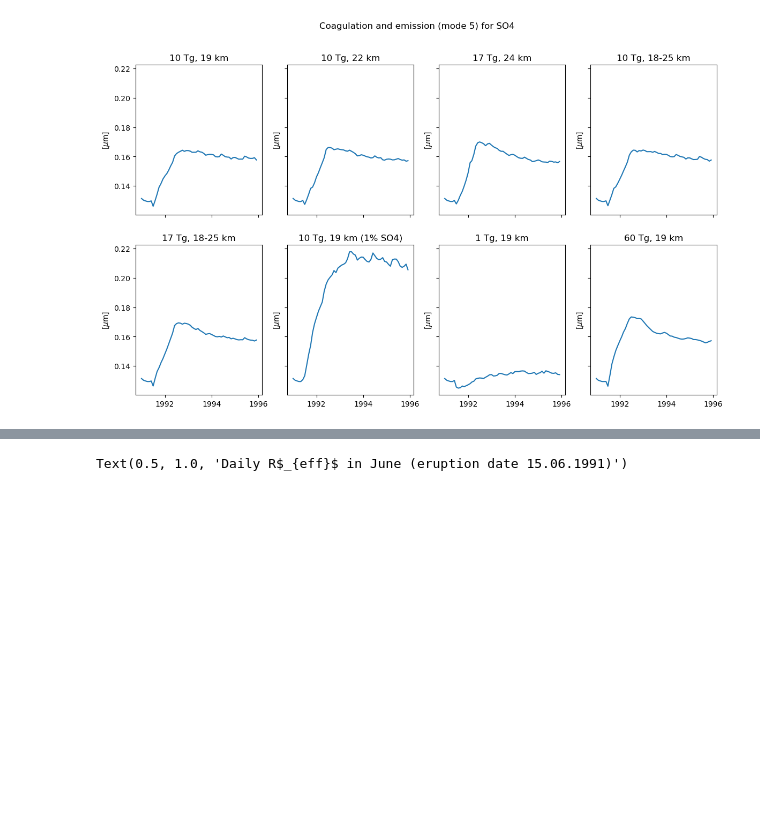
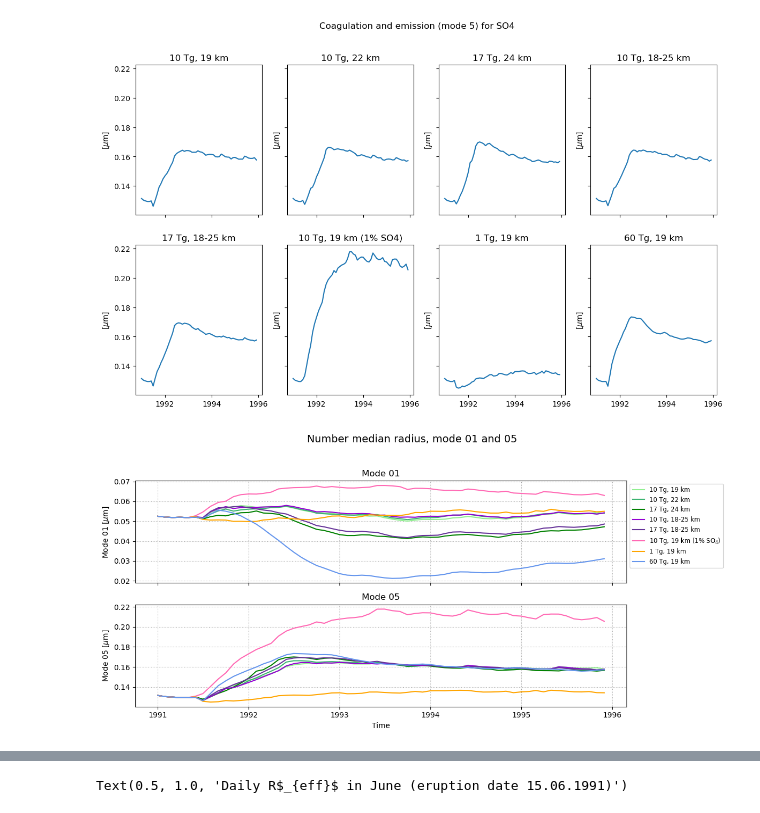
Before and after one commit to EliHHogemo/master_thesis, a Jupyter notebook: reff_plotting.ipynb, the cells around one changed output, grey strips where cells are left out. Cells and saved outputs as stored; diff of their text form; code cells hidden in the pictures; blank space fills up the shorter version.

Commit message:
Extinctoin coefficient and modes beter visualized

```diff
--- a/reff_plotting.ipynb
+++ b/reff_plotting.ipynb
@@ -621,3 +570,57 @@ plt.suptitle("Coagulation and emission (mode 5) for SO4")
 plt.show()
 # %% [output]
 [figure]
+# %%
+so4_modes = ["01", "05"]
+datasets = [ds_19_c, ds_22, ds_24,
+            ds_1825, ds_1825_17tg, ds_1pr,
+            ds_1tg, ds_60tg]
+
+levels = [p_lev_19_c, p_lev_22, p_lev_24,
+          p_lev_1825, p_lev_1825_17tg, p_lev_1pr,
+          p_lev_1tg, p_lev_60tg]
+
+weights = [weighted_lat_19_c, weighted_lat_22, weighted_lat_24,
+           weighted_lat_1825, weighted_lat_1825_17tg, weighted_lat_1pr,
+           weighted_lat_1tg, weighted_lat_60tg]
+
+labels = ["10 Tg, 19 km",
+          "10 Tg, 22 km",
+          "17 Tg, 24 km",
+          "10 Tg, 18-25 km",
+          "17 Tg, 18-25 km",
+          "10 Tg, 19 km (1% SO$_4$)",
+          "1 Tg, 19 km",
+          "60 Tg, 19 km"]
+
+colors =["lightgreen", "mediumseagreen", "green", "darkviolet", "rebeccapurple", "hotpink", "orange", "cornflowerblue"]
+
+fig, axs = plt.subplots(2, 1, figsize=(12, 6), sharex=True)
+
+for i, mode in enumerate(so4_modes):
+    ax = axs[i]
+    for d, w, p, label, color in zip(datasets, weights, levels, labels, colors):
+        var_name = f"NMR{mode}"
+
+        nmr = d[var_name].where(d["lev"] <= p)
+        nmr_mean = nmr.weighted(w).mean(dim=["lev", "lat", "lon"]) * m_to_mym
+
+        ax.plot(nmr_mean.time, nmr_mean, color=color, label=label)
+
+    ax.set_ylabel(f"Mode {mode} [$\mu$m]")
+    ax.set_title(f"Mode {mode}")
+    ax.grid(color="gray", alpha=0.7, linestyle=":")
+    years = np.arange(1991, 1997)
+    year_ticks = [cftime.DatetimeNoLeap(int(y), 1, 1) for y in years]
+
+
+    if i == 0:
+        ax.legend(loc='upper left', bbox_to_anchor=(1, 1), fontsize='small')
+
+plt.xticks(year_ticks,[str(y) for y in years])
+plt.xlabel("Time")
+plt.suptitle("Number median radius, mode 01 and 05", fontsize=14)
+plt.tight_layout(rect=[0, 0.03, 1, 0.95])
+plt.show()
+# %% [output]
+[figure, added]
```
Also changed, not shown: parts of 12 cells of this notebook.
